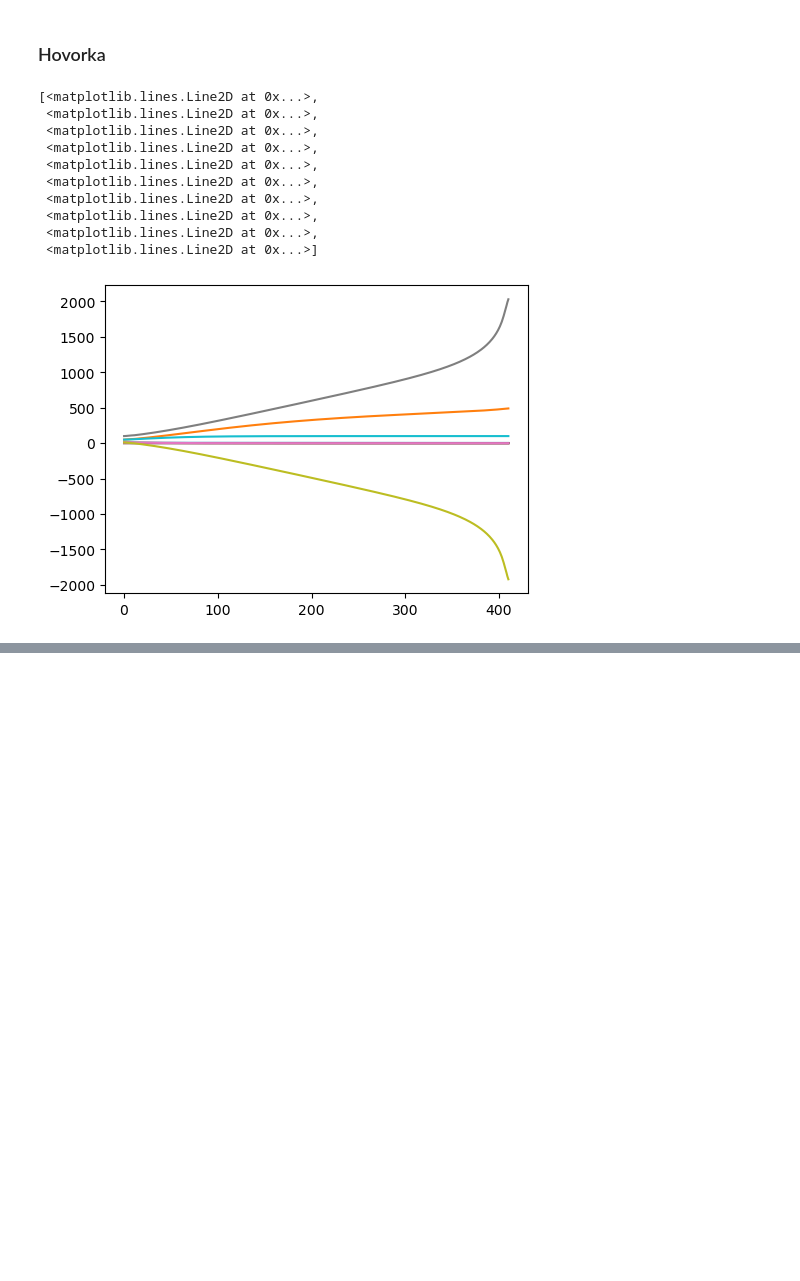
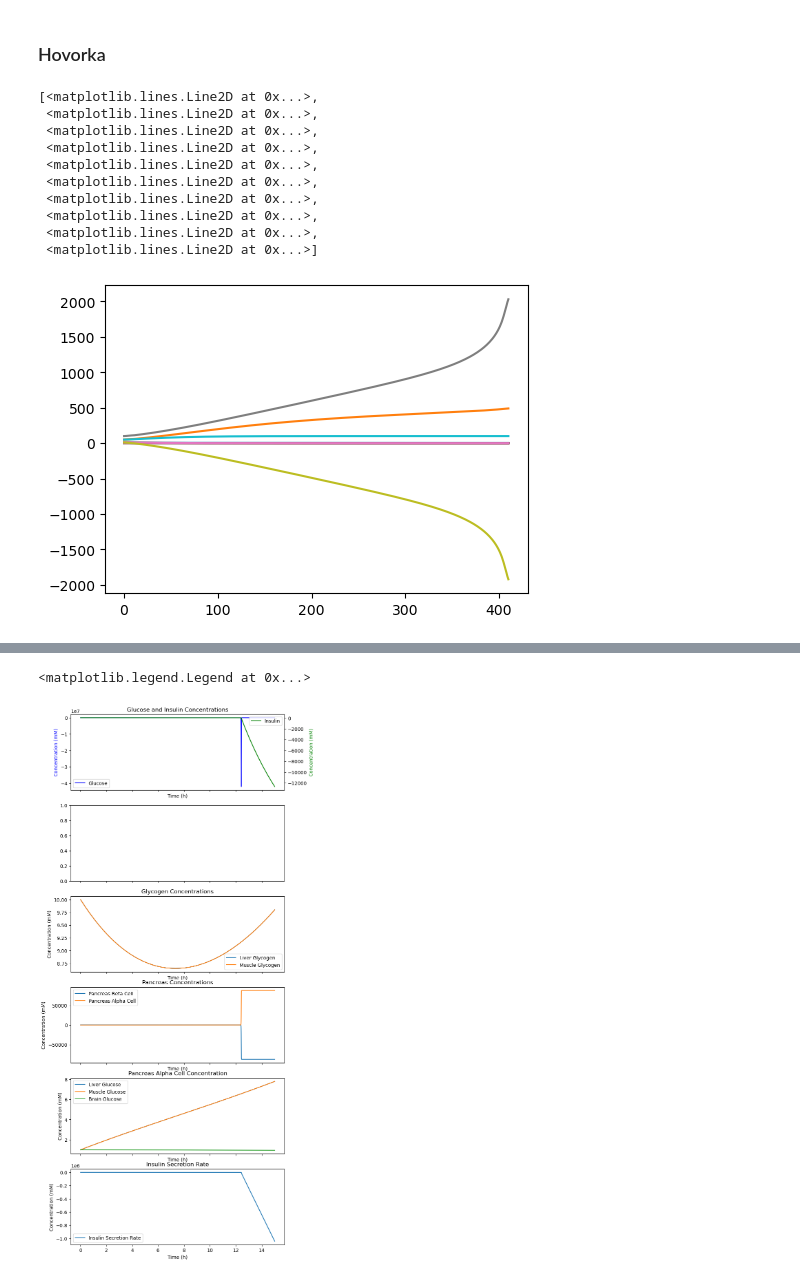
Before and after one commit to EstherCon0/SciComDiff, a Jupyter notebook: project/esdirk23.ipynb, the cells around one changed output, grey strips where cells are left out. Cells and saved outputs as stored; diff of their text form; code cells hidden in the pictures; blank space fills up the shorter version.

```diff
--- a/project/esdirk23.ipynb
+++ b/project/esdirk23.ipynb
@@ -439,0 +458,67 @@ plt.plot(res[0])
+# %%
+import numpy as np
+from models import Hovorka_, Hovorka_Jac_
+import matplotlib.pyplot as plt
+
+y0 = [5.0, 50.0, 1.0, 1.0, 1.0, 10.0, 10.0, 100.0, 10.0, 50.0]
+solver = ESDIRK23()
+res = solver.integrate_adaptive(Hovorka_, t0=0, y0=y0, tf=15, jac=Hovorka_Jac_)
+# %%
+t = res[1]['t']
+solution = res[0]
+
+# Extract variables for plotting
+Glucose = solution[:, 0]
+Insulin = solution[:, 1]
+LiverGlucose = solution[:, 2]
+MuscleGlucose = solution[:, 3]
+BrainGlucose = solution[:, 4]
+LiverGlycogen = solution[:, 5]
+MuscleGlycogen = solution[:, 6]
+PancreasBetaCell = solution[:, 7]
+PancreasAlphaCell = solution[:, 8]
+InsulinSecretionRate = solution[:, 9]
+
+# Plot the results
+fig, ax = plt.subplots(6, 1, sharex=True, figsize=(8, 20))
+
+ax[1] = ax[0].twinx()
+ax[1].plot(t, Insulin, label='Insulin', c='g')
+ax[1].set_ylabel('Concentration (mM)', color='g')
+ax[1].legend()
+ax[0].plot(t, Glucose, label='Glucose', c='b')
+ax[0].set_ylabel('Concentration (mM)', color='b')
+ax[0].set_xlabel('Time (h)')
+ax[0].set_title('Glucose and Insulin Concentrations')
+ax[0].legend()
+
+ax[2].plot(t,LiverGlycogen, label='Liver Glycogen')
+ax[2].plot(t, MuscleGlycogen, label='Muscle Glycogen')
+ax[2].set_xlabel('Time (h)')
+ax[2].set_ylabel('Concentration (mM)')
+ax[2].set_title('Glycogen Concentrations')
+ax[2].legend()
+
+ax[3].plot(t, PancreasBetaCell, label='Pancreas Beta Cell')
+ax[3].plot(t, PancreasAlphaCell, label='Pancreas Alpha Cell')
+ax[3].set_xlabel('Time (h)')
+ax[3].set_ylabel('Concentration (mM)')
+ax[3].set_title('Pancreas Concentrations')
+ax[3].legend()
+
+ax[4].plot(t, LiverGlucose, label='Liver Glucose')
+ax[4].plot(t, MuscleGlucose, label='Muscle Glucose')
+ax[4].plot(t, BrainGlucose, label='Brain Glucose')
+ax[4].set_xlabel('Time (h)')
+ax[4].set_ylabel('Concentration (mM)')
+ax[4].set_title('Pancreas Alpha Cell Concentration')
+ax[4].legend()
+
+ax[5].plot(t, InsulinSecretionRate, label='Insulin Secretion Rate')
+ax[5].set_xlabel('Time (h)')
+ax[5].set_ylabel('Concentration (mM)')
+ax[5].set_title('Insulin Secretion Rate')
+ax[5].legend()
+# %% [output]
+<matplotlib.legend.Legend at 0x...>
+[figure, added]
```
Also changed, not shown: parts of 12 cells of this notebook, 13 other files.
